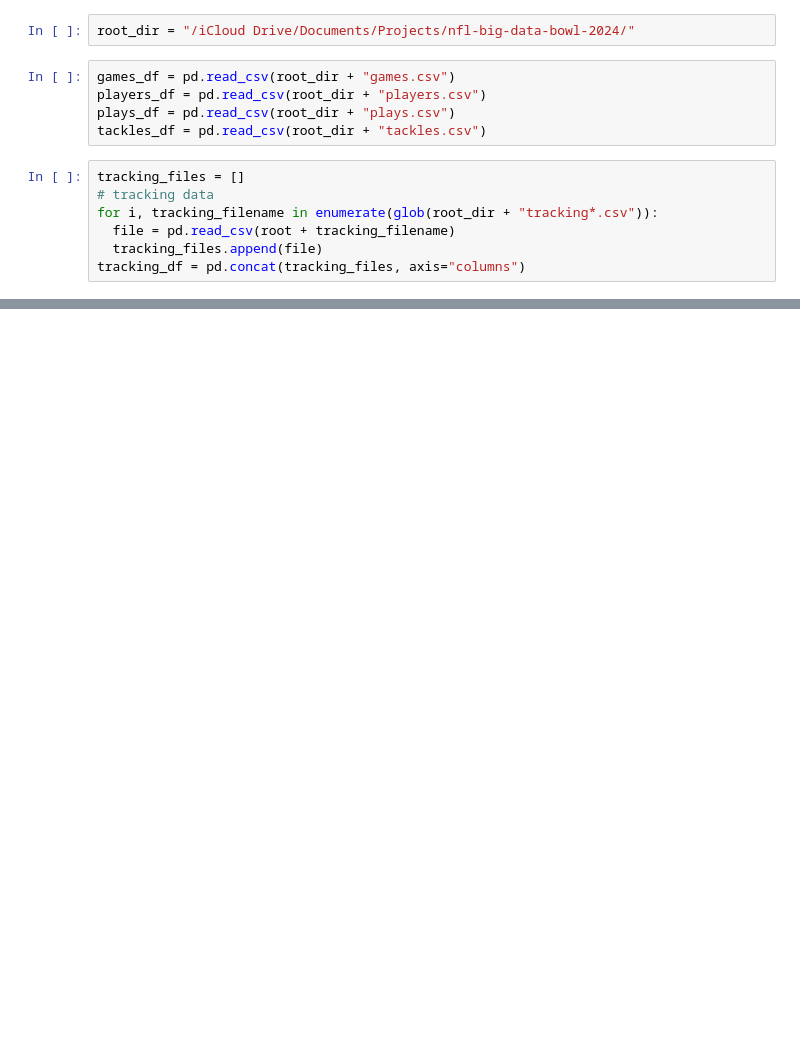
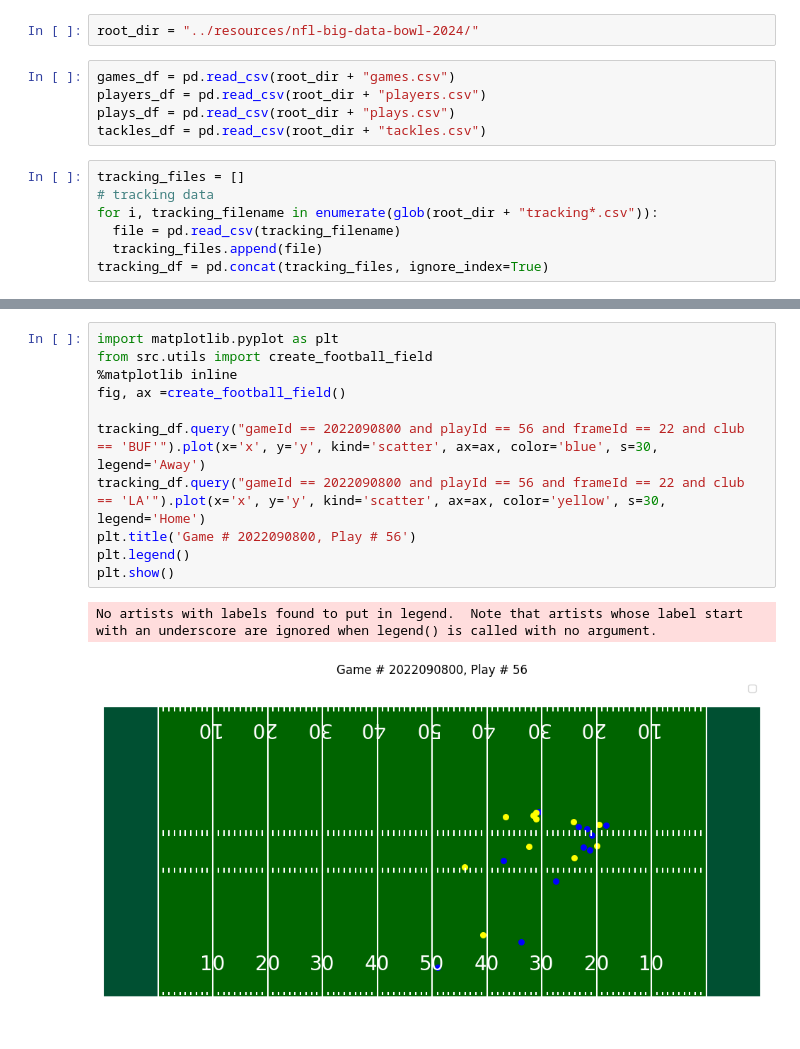
Before and after one commit to jvalderr239/GCN, a Jupyter notebook: notebooks/data_visualization.ipynb, the cells around one changed output, grey strips where cells are left out. Drawn from its saved outputs; the diff is of its cells as text; blank space fills up the shorter version.

Commit message:
nit: data vis setup

```diff
--- a/notebooks/data_visualization.ipynb
+++ b/notebooks/data_visualization.ipynb
@@ -10,5 +10,5 @@ Error:
 # %%
-root_dir = "/iCloud Drive/Documents/Projects/nfl-big-data-bowl-2024/"
+root_dir = "../resources/nfl-big-data-bowl-2024/"
 # %%
 games_df = pd.read_csv(root_dir + "games.csv")
 players_df = pd.read_csv(root_dir + "players.csv")
@@ -18,6 +18,6 @@ tackles_df = pd.read_csv(root_dir + "tackles.csv")
 tracking_files = []
 # tracking data
 for i, tracking_filename in enumerate(glob(root_dir + "tracking*.csv")):
-  file = pd.read_csv(root + tracking_filename)
+  file = pd.read_csv(tracking_filename)
   tracking_files.append(file)
-tracking_df = pd.concat(tracking_files, axis="columns")
+tracking_df = pd.concat(tracking_files, ignore_index=True)
@@ -23,0 +92,14 @@ tracking_df = pd.concat(tracking_files, axis="columns")
+# %%
+import matplotlib.pyplot as plt
+from src.utils import create_football_field
+%matplotlib inline
+fig, ax =create_football_field()
+
+tracking_df.query("gameId == 2022090800 and playId == 56 and frameId == 22 and club == 'BUF'").plot(x='x', y='y', kind='scatter', ax=ax, color='blue', s=30, legend='Away')
+tracking_df.query("gameId == 2022090800 and playId == 56 and frameId == 22 and club == 'LA'").plot(x='x', y='y', kind='scatter', ax=ax, color='yellow', s=30, legend='Home')
+plt.title('Game # 2022090800, Play # 56')
+plt.legend()
+plt.show()
+# %% [output]
+No artists with labels found to put in legend.  Note that artists whose label start with an underscore are ignored when legend() is called with no argument.
+[figure, added]
```
Also changed, not shown: parts of 12 cells of this notebook, 3 other files.
